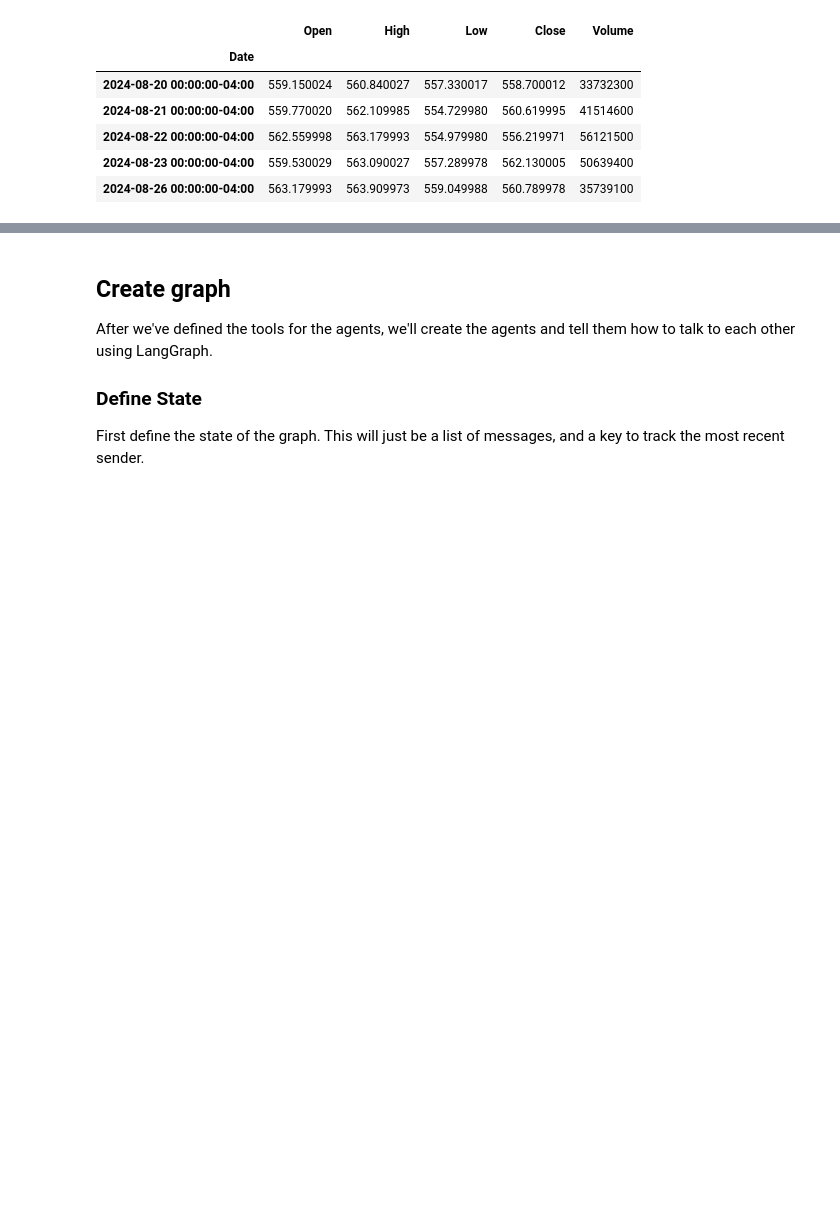
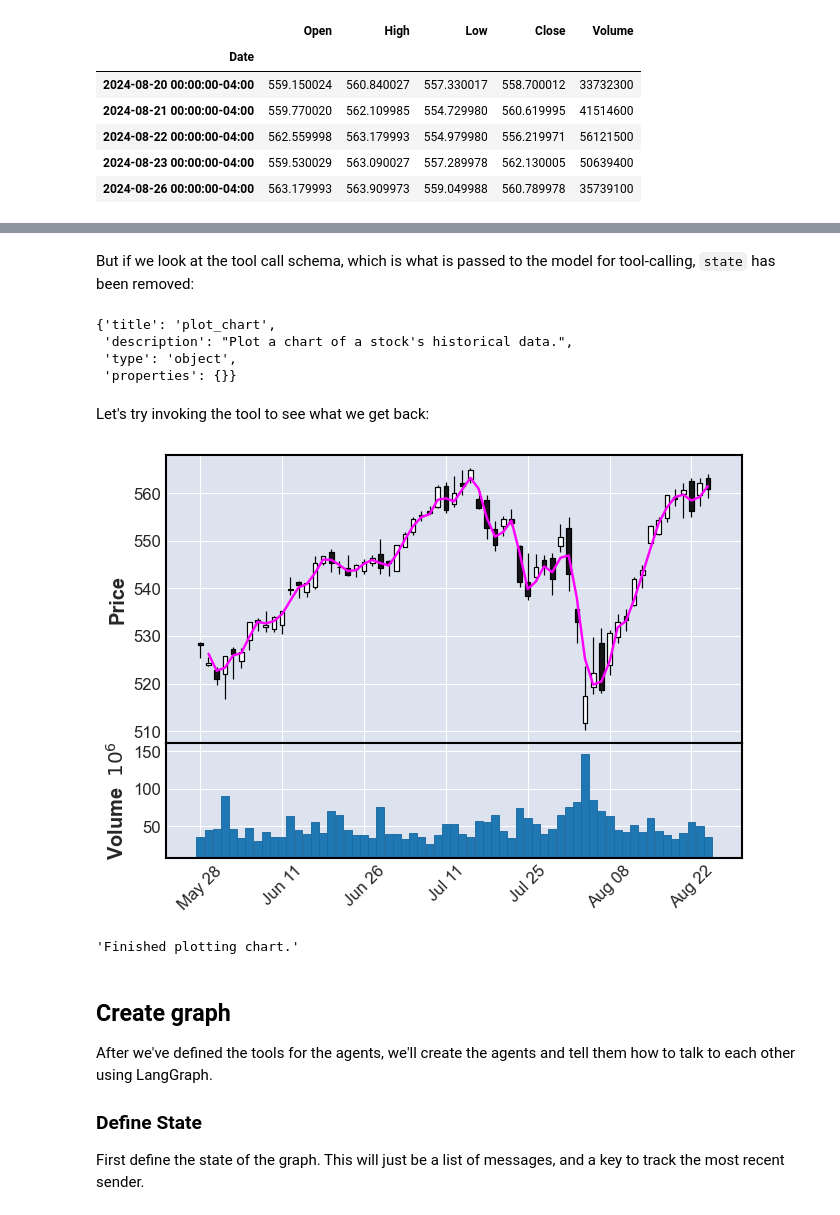
Before and after one commit to TCLee/multi-agent-collab, a Jupyter notebook: multi-agent-collab.ipynb, the cells around one changed output, grey strips where cells are left out. Saved outputs shown, nothing was run; the diff lists cells and outputs as text; code cells hidden in the pictures; blank space fills up the shorter version.

Commit message:
Add tool to plot chart of historical stock data

```diff
--- a/multi-agent-collab.ipynb
+++ b/multi-agent-collab.ipynb
@@ -203,5 +205,6 @@ pandas.core.frame.DataFrame
 # %%
-tool_result.artifact.tail()
+stock_hist_data = tool_result.artifact
+stock_hist_data.tail()
 # %% [output]
 |  | Open | High | Low | Close | Volume |
 | Date |  |  |  |  |  |
@@ -355,3 +271,41 @@ plot_time_series.invoke(
+# %% [markdown]
+But if we look at the tool call schema, which is what is passed to the model for tool-calling, `state` has been removed:
+# %%
+plot_chart.tool_call_schema.schema()
+# %% [output]
+{'title': 'plot_chart',
+ 'description': "Plot a chart of a stock's historical data.",
+ 'type': 'object',
+ 'properties': {}}
+# %% [markdown]
+Let's try invoking the tool to see what we get back:
+# %%
+# mock graph state just for testing purposes
+fake_state = {
+    "stock_data": stock_hist_data,
+}
+
+# normally, this would be generated by the LLM
+tool_call = ToolCall(
+    name="plot_chart",
+    args={
+        # this arg will be automatically
+        # injected in by the ToolNode
+        "state": fake_state,
+    },
+    id=123,          # required
+    type="tool_call" # required
+)
+
+tool_result = plot_chart.invoke(
+    input=tool_call
+)
+# %% [output]
+[figure, added]
+# %%
+tool_result.content
+# %% [output]
+'Finished plotting chart.'
 # %% [markdown]
 ## Create graph
 
```
Also changed, not shown: parts of 11 cells of this notebook.
